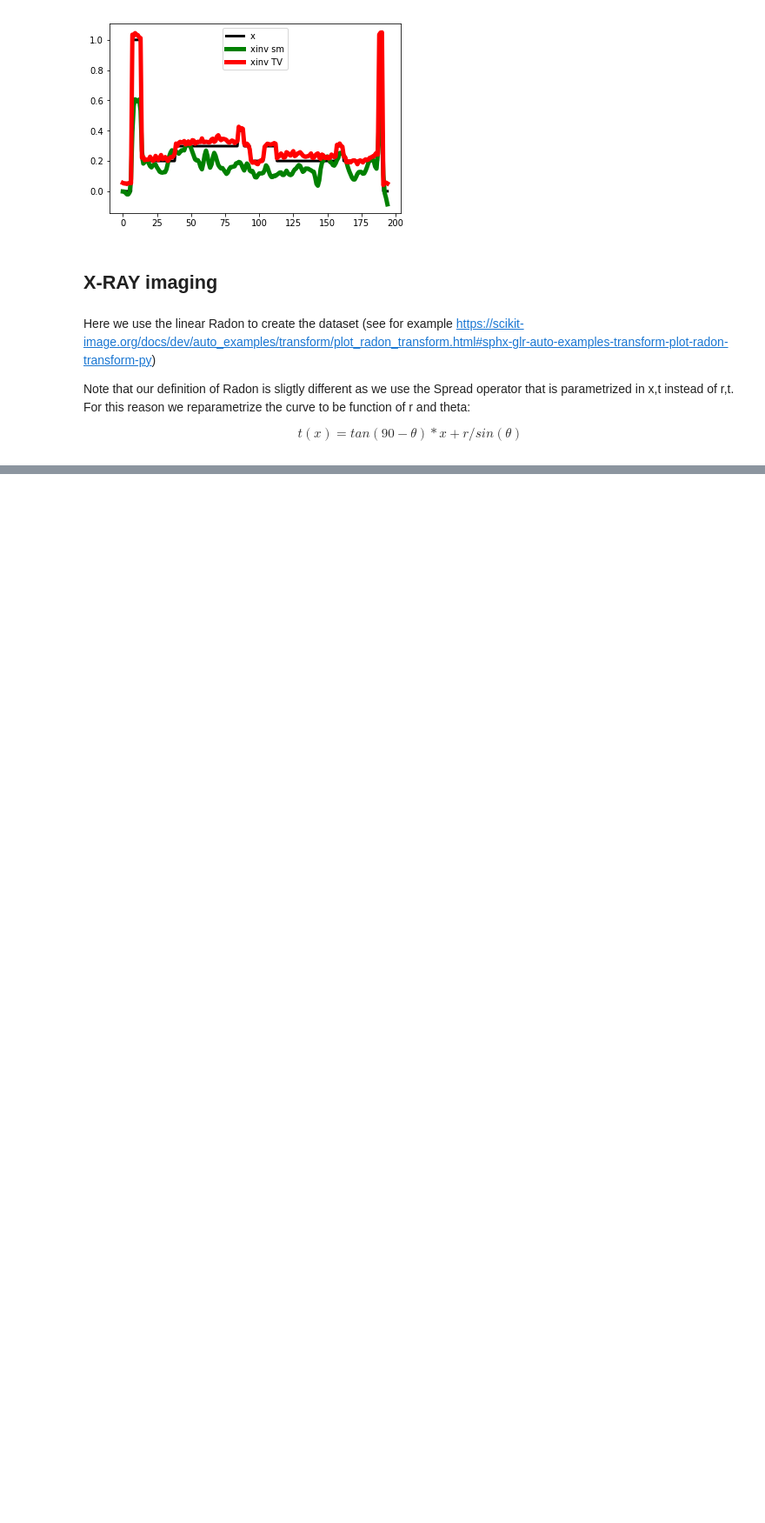
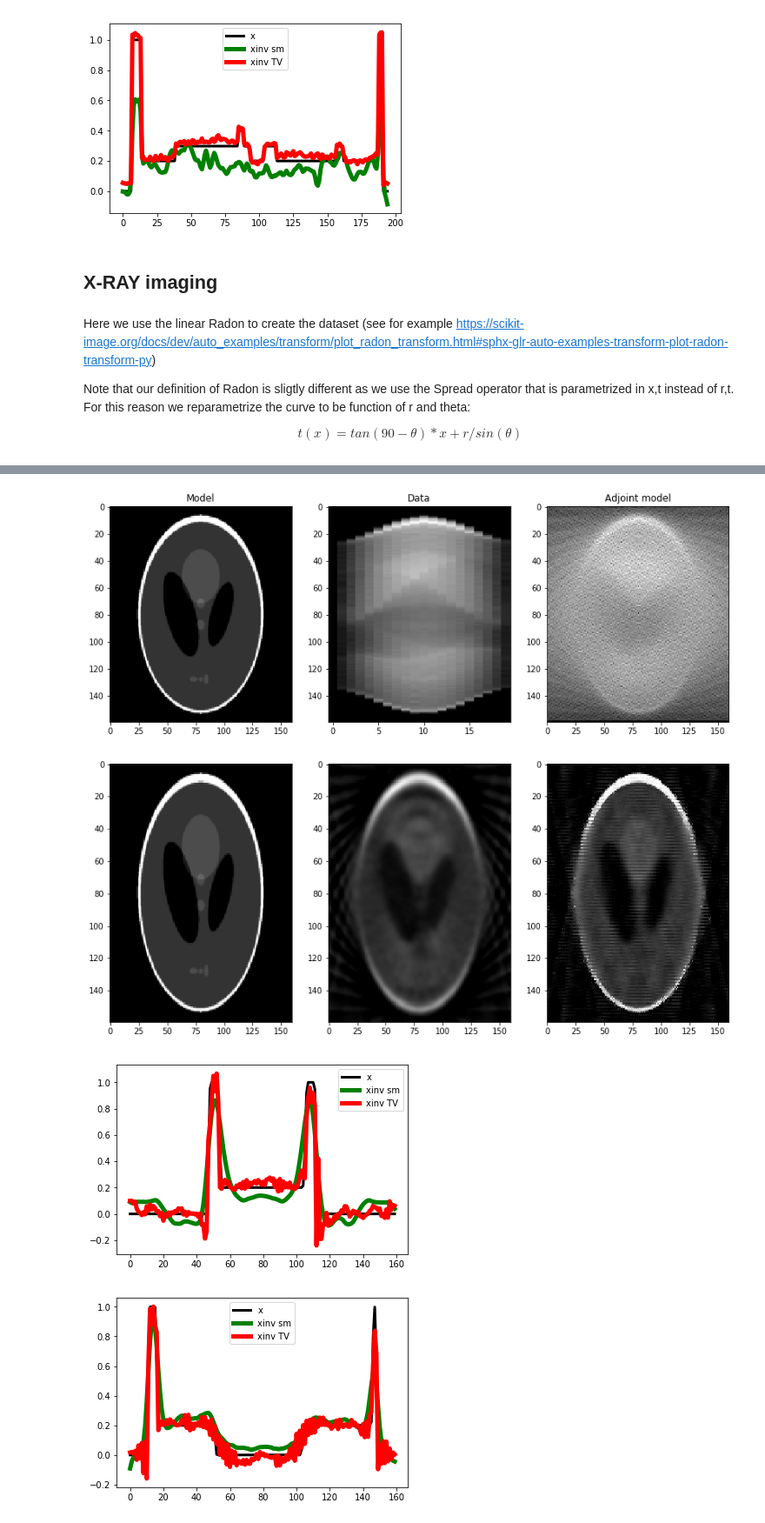
Before and after one commit to PyLops/pylops_notebooks, a Jupyter notebook: developement/TVreg.ipynb, the cells around one changed output, grey strips where cells are left out. Shown at 87% size. Drawn from its saved outputs; the diff is of its cells as text; code cells hidden in the pictures; blank space fills up the shorter version.

```diff
--- a/developement/TVreg.ipynb
+++ b/developement/TVreg.ipynb
@@ -691,7 +695,7 @@ image = rescale(image, scale=0.4, mode='reflect', multichannel=False)
 
 theta = np.linspace(0., 180., 20, endpoint=False)
 table = create_table(radoncurve, np.arange(nx) - nx//2, np.arange(nx) - nx//2,
-                     theta, nx, nt, theta.size)
+                     theta, ny, nx, theta.size)
 RLop = pylops.Spread((theta.size, nx), (ny, nx), table=table, engine='numba')
 
 y = RLop.H*image.T.ravel()
@@ -721,30 +725,35 @@ xinv_sm = np.real(xinv_sm.reshape(nx, ny)).T
 # TV
 mu = 1.5
 lamda = [.3, .3]
 niter = 5
 niterinner = 4
 
 xinv, niter = SplitBregman(RLop.H, Dop, y.T.flatten(), niter, niterinner,
                            mu=mu, epsRL1s=lamda, tol=1e-4, tau=1., show=False,
                              **dict(iter_lim=20, damp=1e-2))
 xinv = np.real(xinv.reshape(nx, ny)).T
 
 fig, axs = plt.subplots(1, 3, figsize=(14, 6))
 axs[0].imshow(image, vmin=0, vmax=1, cmap='gray')
 axs[0].axis('tight')
 axs[1].imshow(xinv_sm, vmin=0, vmax=1, cmap='gray')
 axs[1].axis('tight')
 axs[2].imshow(xinv, vmin=0, vmax=1, cmap='gray')
 axs[2].axis('tight')
 
 plt.figure()
 plt.plot(image[20], 'k', lw=3, label='x')
 plt.plot(xinv_sm[20], 'g', lw=5, label='xinv sm')
 plt.plot(xinv[20], 'r', lw=5, label='xinv TV')
 plt.legend();
 
 plt.figure()
 plt.plot(image[:, 60], 'k', lw=3, label='x')
 plt.plot(xinv_sm[:, 60], 'g', lw=5, label='xinv sm')
 plt.plot(xinv[:, 60], 'r', lw=5, label='xinv TV')
 plt.legend();
+# %% [output]
+[figure, added]
+[figure, added]
+[figure, added]
+[figure, added]
```
Also changed, not shown: parts of 4 cells of this notebook.
